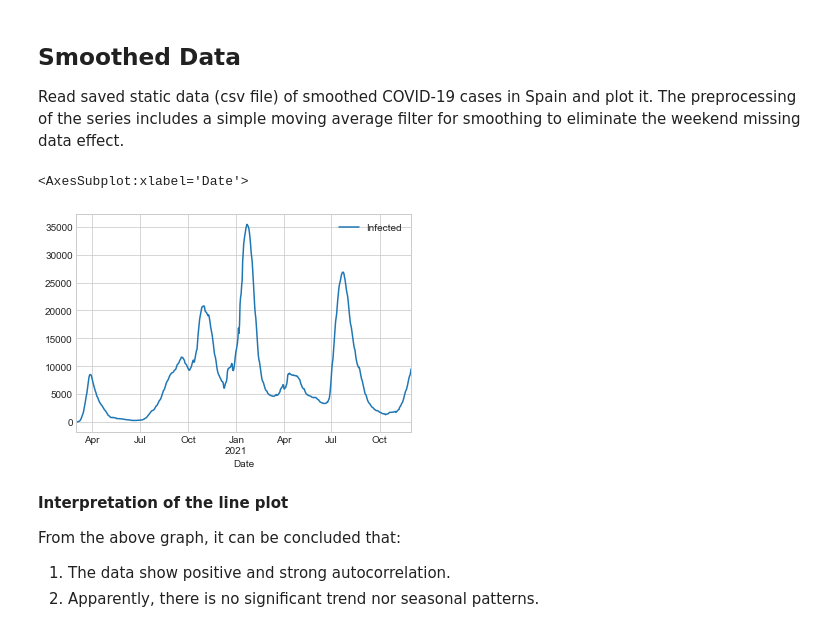
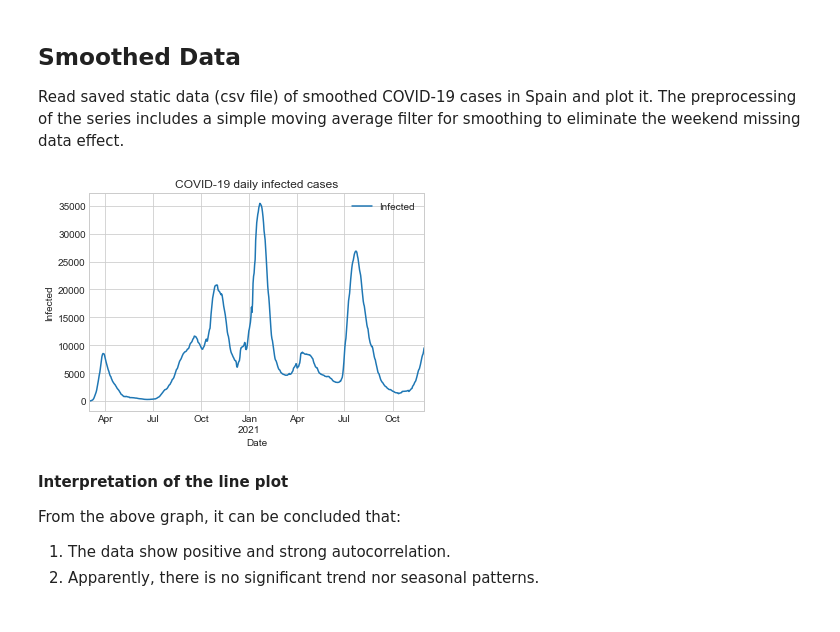
Before and after one commit to marialonsogar/COVID-Dynamics-Model-Comparison, a Jupyter notebook: modeling/ARIMA-COVID-Spain.ipynb, the cells around one changed output. Drawn from its saved outputs; the diff is of its cells as text; code cells hidden in the pictures.

```diff
--- a/modeling/ARIMA-COVID-Spain.ipynb
+++ b/modeling/ARIMA-COVID-Spain.ipynb
@@ -15,6 +15,7 @@ import numpy as np
 
 # visualizations
 import matplotlib.pyplot as plt
+plt.rcParams['savefig.dpi'] = 300
 plt.style.use('seaborn-whitegrid')
 %matplotlib inline
 
@@ -882,10 +916,13 @@ Read saved static data (csv file) of smoothed COVID-19 cases in Spain and plot i
 # %%
 df_ma = load_last_final_data(from_folder='final')
 df_ma = df_ma[['Infected']]
 df_ma.plot()
+plt.title('COVID-19 daily infected cases')
+plt.ylabel('Infected')
+plt.xlabel('Date')
+plt.show()
 # %% [output]
-<AxesSubplot:xlabel='Date'>
-[figure, old version]
+[figure, new version]
 # %% [markdown]
 **Interpretation of the line plot**
 
```
Also changed, not shown: parts of 6 cells of this notebook, 23 other files.
